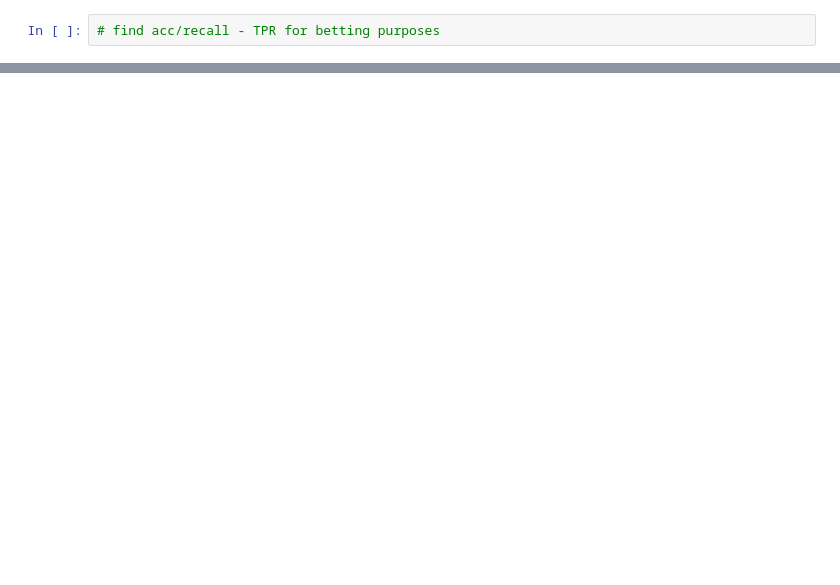
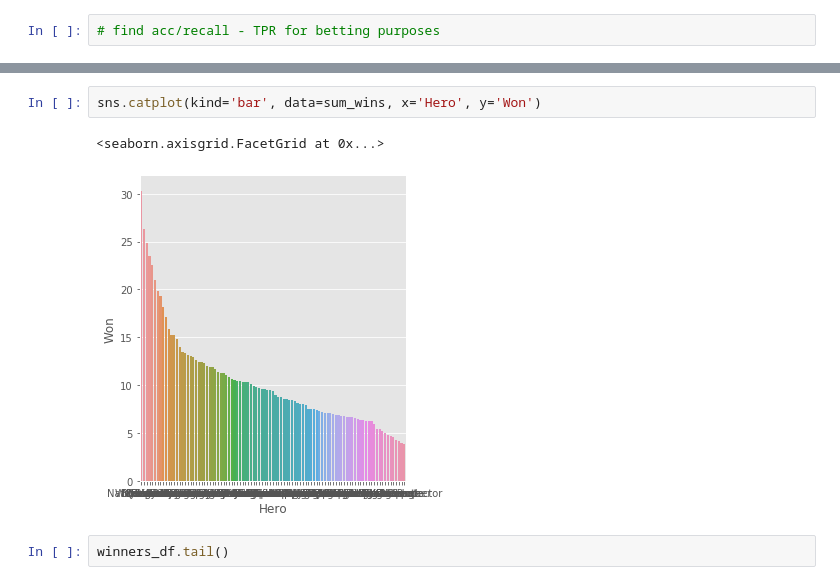
Before and after one commit to Gal-Gilor/In_Zeus_We_Trust, a Jupyter notebook: dota2_EDA.ipynb, the cells around one changed output, grey strips where cells are left out. Drawn from its saved outputs; the diff is of its cells as text; blank space fills up the shorter version.

```diff
--- a/dota2_EDA.ipynb
+++ b/dota2_EDA.ipynb
@@ -353,3 +383,10 @@ plt.xticks(rotation=45, ha='right')
+# %%
+sns.catplot(kind='bar', data=sum_wins, x='Hero', y='Won')
+# %% [output]
+<seaborn.axisgrid.FacetGrid at 0x...>
+[figure, added]
+# %%
+winners_df.tail()
 # %%
 # check for class imbalance
 winners_df['Carries'].plot(kind='hist', bins=5, alpha=0.6)
```
Also changed, not shown: parts of 19 cells of this notebook, 1 other file.
